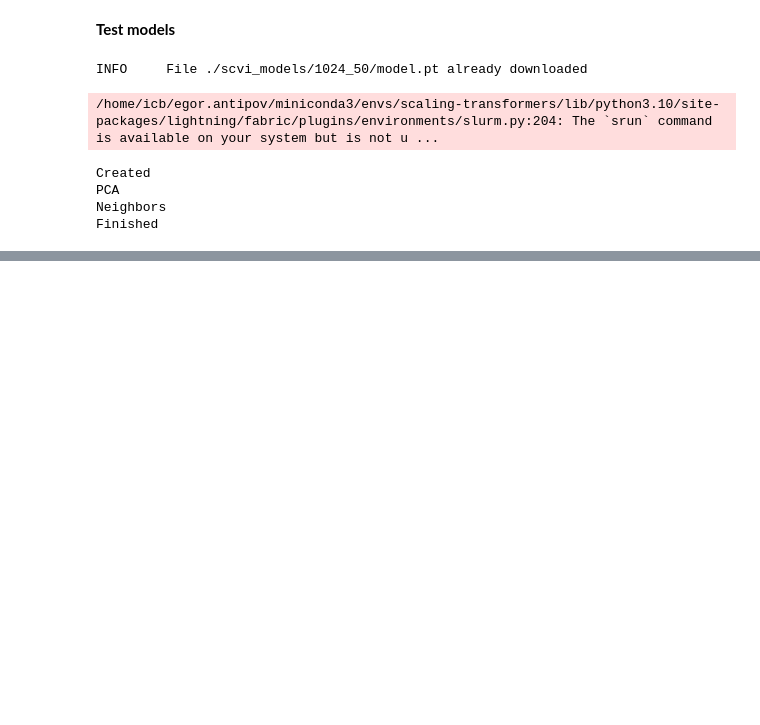
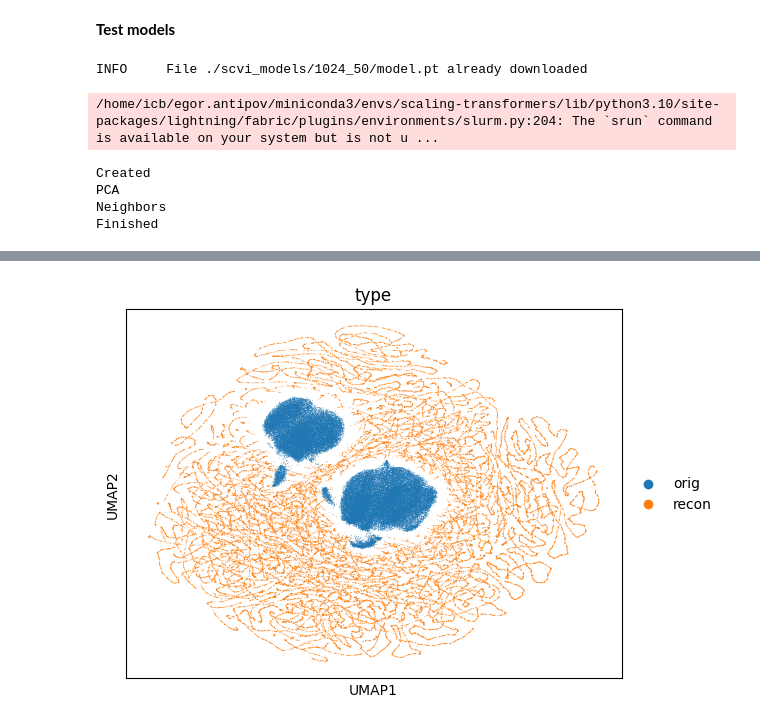
Before and after one commit to theislab/scRatio, a Jupyter notebook: notebooks/combosciplex_bio/scvi_training.ipynb, the cells around one changed output, grey strips where cells are left out. Cells and saved outputs as stored; diff of their text form; code cells hidden in the pictures; blank space fills up the shorter version.

```diff
--- a/notebooks/combosciplex_bio/scvi_training.ipynb
+++ b/notebooks/combosciplex_bio/scvi_training.ipynb
@@ -139,0 +336,5 @@ sc.pl.umap(combined, color="type")
+# %%
+# 10 dims
+sc.pl.umap(combined, color="type")
+# %% [output]
+[figure, added]
```
Also changed, not shown: parts of 29 cells of this notebook, 2 other files.
